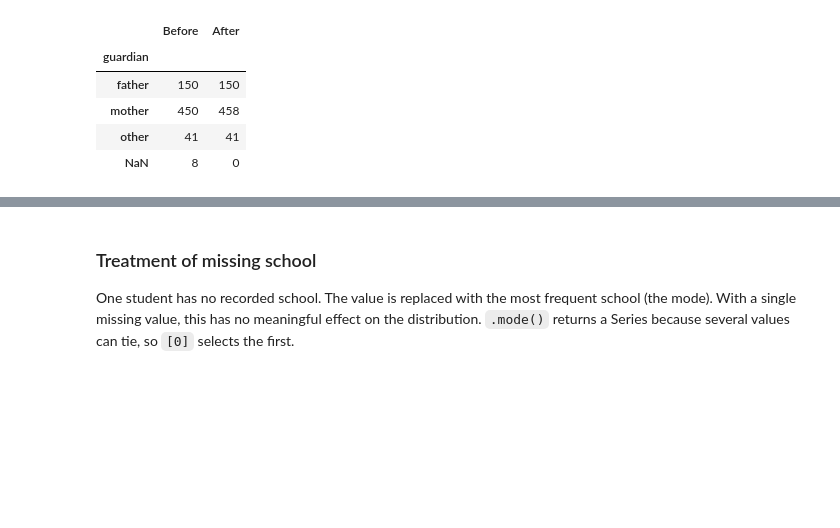
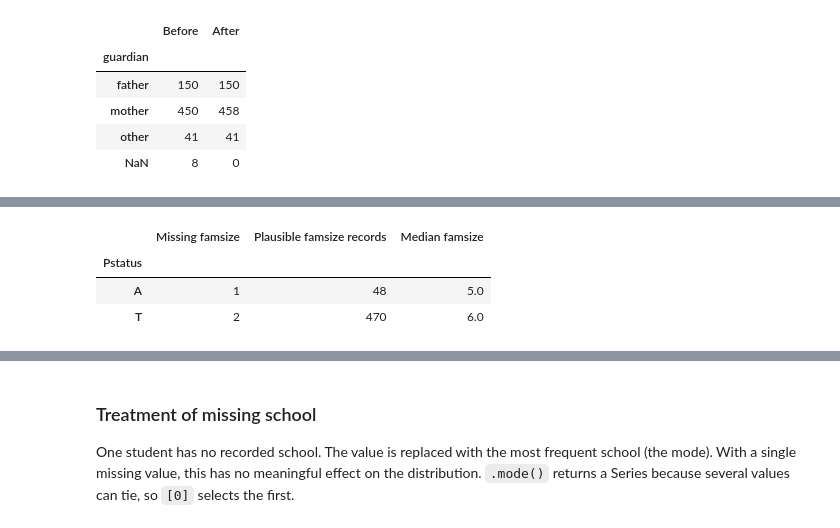
Before and after one commit to HenriqueReduto/Data-Mining-Project, a Jupyter notebook: notebooks/data_preprocessing.ipynb, the cells around one changed output, grey strips where cells are left out. Saved outputs shown, nothing was run; the diff lists cells and outputs as text; code cells hidden in the pictures; blank space fills up the shorter version.

```diff
--- a/notebooks/data_preprocessing.ipynb
+++ b/notebooks/data_preprocessing.ipynb
@@ -579,0 +563,25 @@ assert student_data_clean.index.equals(student_data.index)
+# %%
+plausible_family = student_data['famsize'] >= 2
+
+family_by_status = pd.DataFrame({
+    'Missing famsize': student_data.loc[
+        student_data['famsize'].isna(), 'Pstatus'
+    ].value_counts(),
+    'Plausible famsize records': student_data.loc[
+        plausible_family, 'Pstatus'
+    ].value_counts(),
+    'Median famsize': student_data.loc[plausible_family].groupby(
+        'Pstatus'
+    )['famsize'].median()
+})
+
+family_by_status['Missing famsize'] = (
+    family_by_status['Missing famsize'].fillna(0).astype(int)
+)
+
+family_by_status
+# %% [output]
+|  | Missing famsize | Plausible famsize records | Median famsize |
+| Pstatus |  |  |  |
+| A | 1 | 48 | 5.0 |
+| T | 2 | 470 | 6.0 |
```
Also changed, not shown: parts of 25 cells of this notebook, 2 other files.
